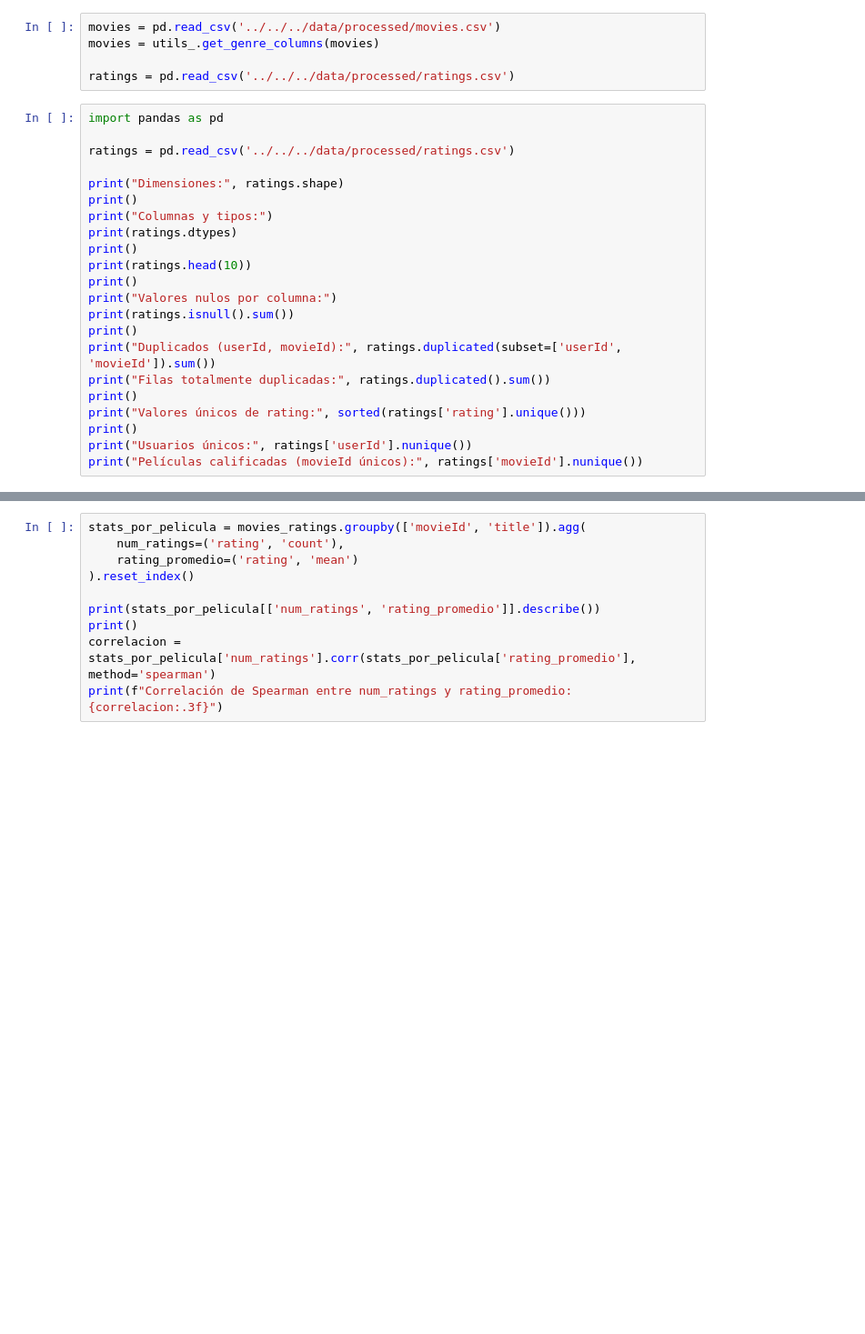
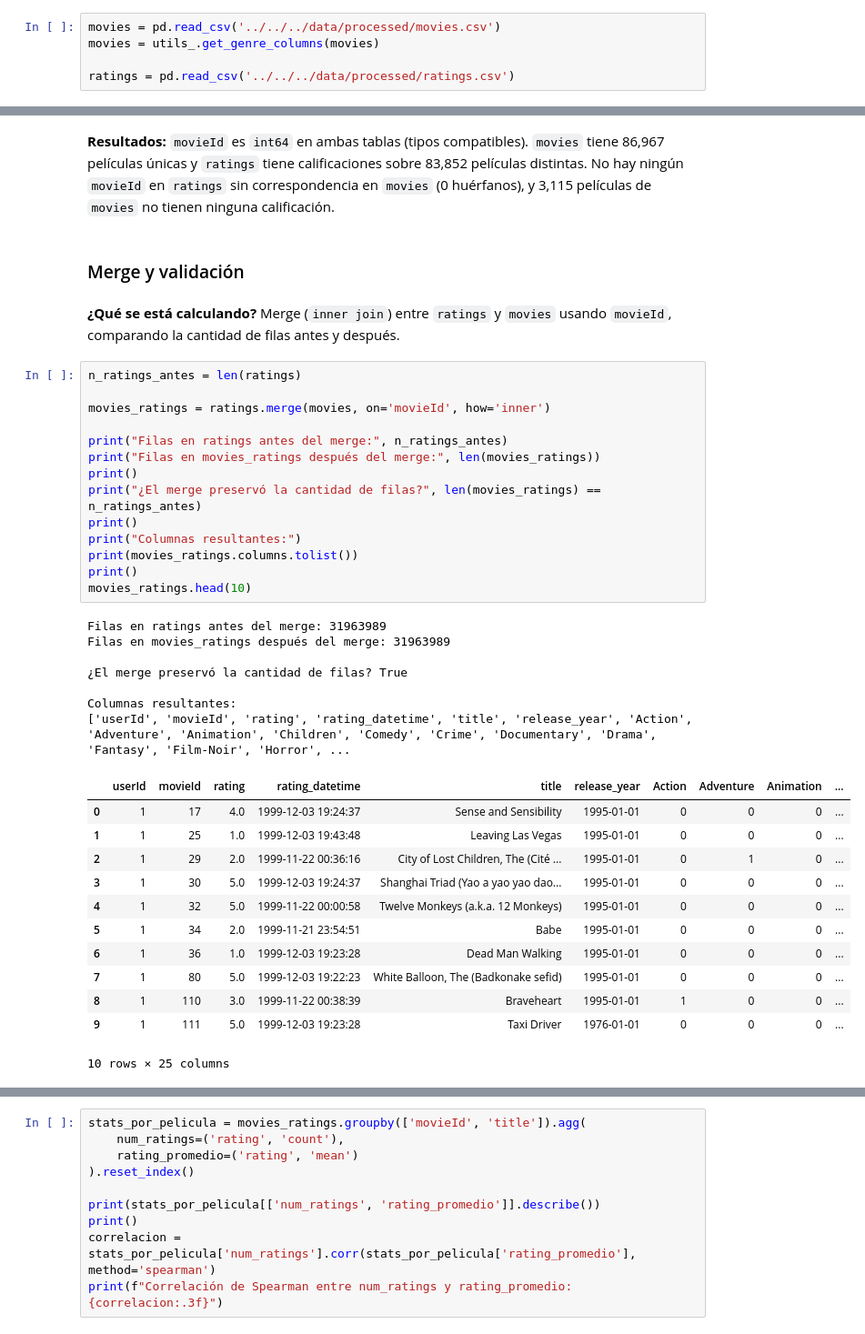
Before and after one commit to AndresCalderonRamirez/Parcial-DIGD, a Jupyter notebook: notebooks/exploration/main/movies_ratings.ipynb, the cells around one changed output, grey strips where cells are left out. Shown at 91% size. Cells and saved outputs as stored; diff of their text form; blank space fills up the shorter version.

```diff
--- a/notebooks/exploration/main/movies_ratings.ipynb
+++ b/notebooks/exploration/main/movies_ratings.ipynb
@@ -20,25 +20,3 @@ movies = pd.read_csv('../../../data/processed/movies.csv')
 movies = utils_.get_genre_columns(movies)
 
 ratings = pd.read_csv('../../../data/processed/ratings.csv')
-# %%
-import pandas as pd
-
-ratings = pd.read_csv('../../../data/processed/ratings.csv')
-
-print("Dimensiones:", ratings.shape)
-print()
-print("Columnas y tipos:")
-print(ratings.dtypes)
-print()
-print(ratings.head(10))
-print()
-print("Valores nulos por columna:")
-print(ratings.isnull().sum())
-print()
-print("Duplicados (userId, movieId):", ratings.duplicated(subset=['userId', 'movieId']).sum())
-print("Filas totalmente duplicadas:", ratings.duplicated().sum())
-print()
-print("Valores únicos de rating:", sorted(ratings['rating'].unique()))
-print()
-print("Usuarios únicos:", ratings['userId'].nunique())
-print("Películas calificadas (movieId únicos):", ratings['movieId'].nunique())
@@ -334,0 +51,40 @@ decada_pelicula
+# %% [markdown]
+**Resultados:** `movieId` es `int64` en ambas tablas (tipos compatibles). `movies` tiene 86,967 películas únicas y `ratings` tiene calificaciones sobre 83,852 películas distintas. No hay ningún `movieId` en `ratings` sin correspondencia en `movies` (0 huérfanos), y 3,115 películas de `movies` no tienen ninguna calificación.
+# %% [markdown]
+### Merge y validación
+# %% [markdown]
+**¿Qué se está calculando?** Merge (`inner join`) entre `ratings` y `movies` usando `movieId`, comparando la cantidad de filas antes y después.
+# %%
+n_ratings_antes = len(ratings)
+
+movies_ratings = ratings.merge(movies, on='movieId', how='inner')
+
+print("Filas en ratings antes del merge:", n_ratings_antes)
+print("Filas en movies_ratings después del merge:", len(movies_ratings))
+print()
+print("¿El merge preservó la cantidad de filas?", len(movies_ratings) == n_ratings_antes)
+print()
+print("Columnas resultantes:")
+print(movies_ratings.columns.tolist())
+print()
+movies_ratings.head(10)
+# %% [output]
+Filas en ratings antes del merge: 31963989
+Filas en movies_ratings después del merge: 31963989
+
+¿El merge preservó la cantidad de filas? True
+
+Columnas resultantes:
+['userId', 'movieId', 'rating', 'rating_datetime', 'title', 'release_year', 'Action', 'Adventure', 'Animation', 'Children', 'Comedy', 'Crime', 'Documentary', 'Drama', 'Fantasy', 'Film-Noir', 'Horror', ...
+|  | userId | movieId | rating | rating_datetime | title | release_year | Action | Adventure | Animation | ... |
+| 0 | 1 | 17 | 4.0 | 1999-12-03 19:24:37 | Sense and Sensibility | 1995-01-01 | 0 | 0 | 0 | ... |
+| 1 | 1 | 25 | 1.0 | 1999-12-03 19:43:48 | Leaving Las Vegas | 1995-01-01 | 0 | 0 | 0 | ... |
+| 2 | 1 | 29 | 2.0 | 1999-11-22 00:36:16 | City of Lost Children, The (Cité ... | 1995-01-01 | 0 | 1 | 0 | ... |
+| 3 | 1 | 30 | 5.0 | 1999-12-03 19:24:37 | Shanghai Triad (Yao a yao yao dao... | 1995-01-01 | 0 | 0 | 0 | ... |
+| 4 | 1 | 32 | 5.0 | 1999-11-22 00:00:58 | Twelve Monkeys (a.k.a. 12 Monkeys) | 1995-01-01 | 0 | 0 | 0 | ... |
+| 5 | 1 | 34 | 2.0 | 1999-11-21 23:54:51 | Babe | 1995-01-01 | 0 | 0 | 0 | ... |
+| 6 | 1 | 36 | 1.0 | 1999-12-03 19:23:28 | Dead Man Walking | 1995-01-01 | 0 | 0 | 0 | ... |
+| 7 | 1 | 80 | 5.0 | 1999-12-03 19:22:23 | White Balloon, The (Badkonake sefid) | 1995-01-01 | 0 | 0 | 0 | ... |
+| 8 | 1 | 110 | 3.0 | 1999-11-22 00:38:39 | Braveheart | 1995-01-01 | 1 | 0 | 0 | ... |
+| 9 | 1 | 111 | 5.0 | 1999-12-03 19:23:28 | Taxi Driver | 1976-01-01 | 0 | 0 | 0 | ... |
+10 rows × 25 columns
```
Also changed, not shown: parts of 41 cells of this notebook.
